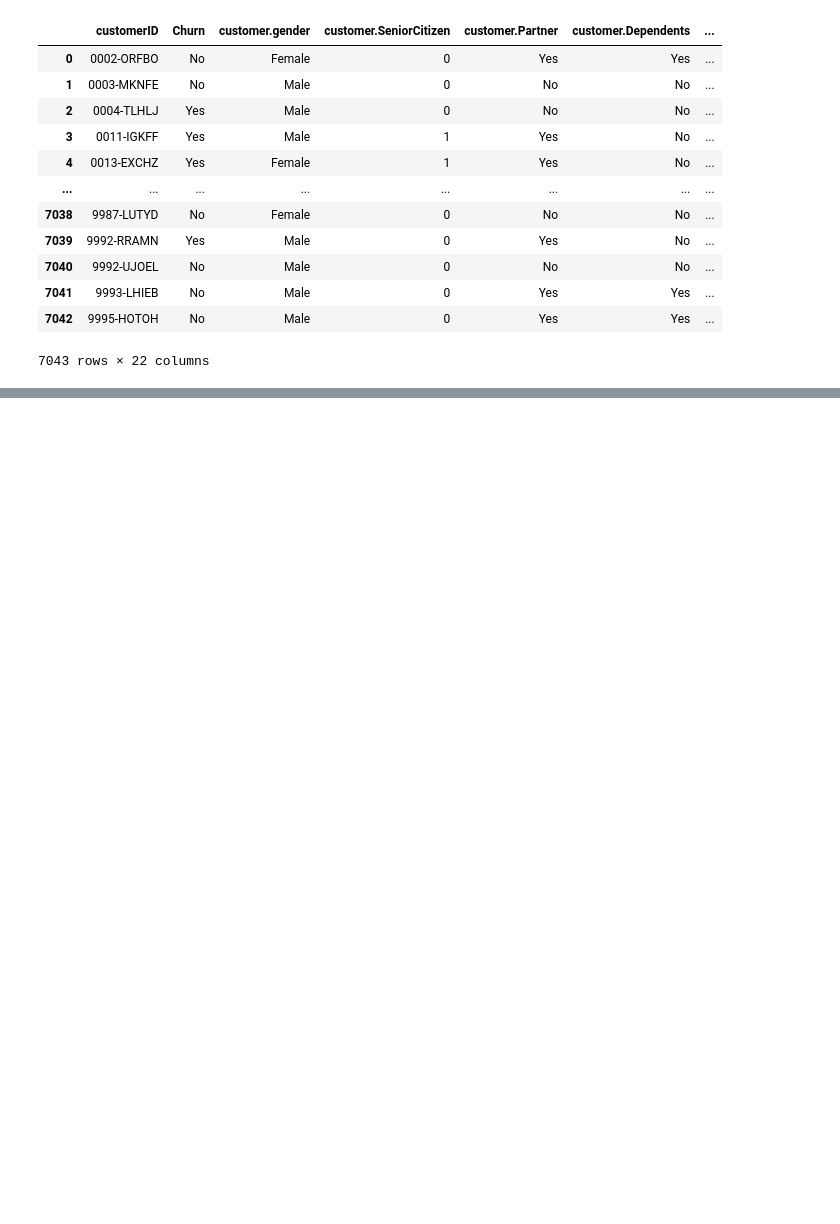
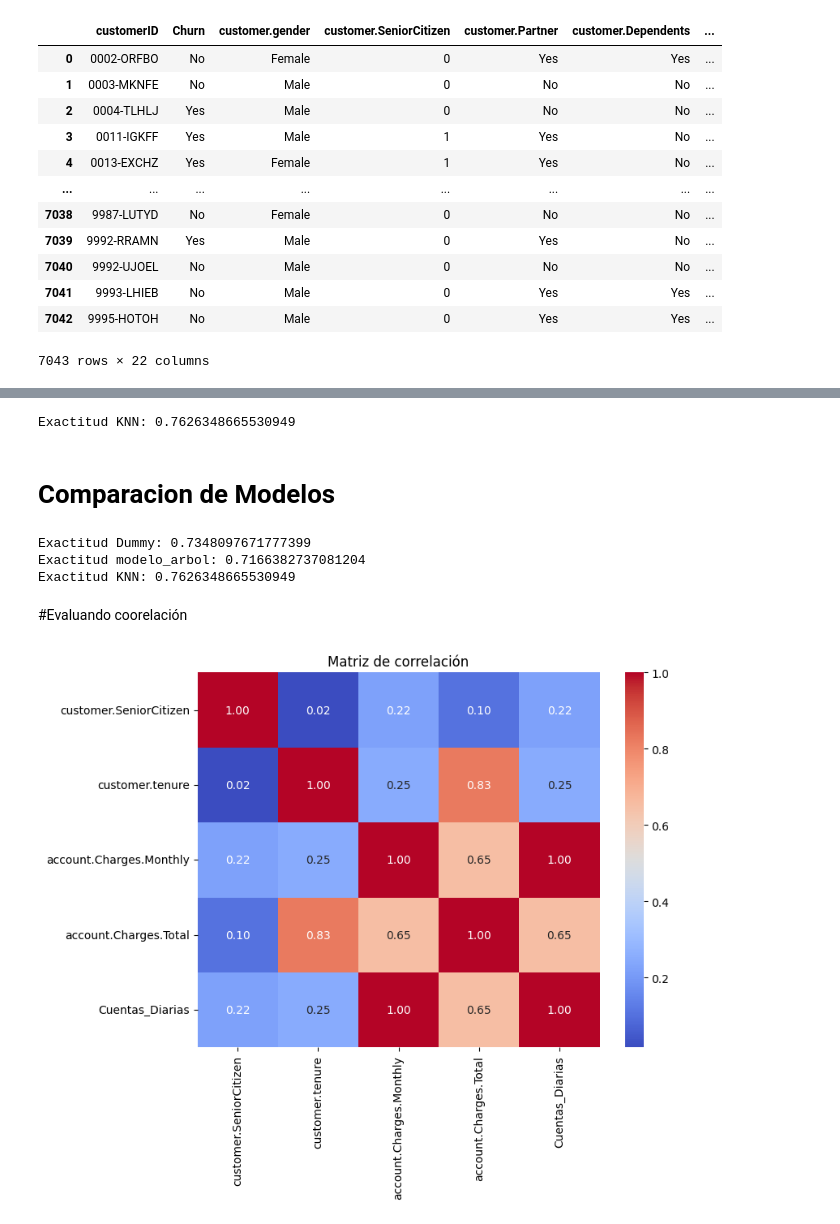
Before and after one commit to leriverah/Tercer-Proyecto-Telecom-X2, a Jupyter notebook: Proyecto_Telecom_X_2.ipynb, the cells around one changed output, grey strips where cells are left out. Drawn from its saved outputs; the diff is of its cells as text; code cells hidden in the pictures; blank space fills up the shorter version.

Commit message:
Modelos

```diff
--- a/Proyecto_Telecom_X_2.ipynb
+++ b/Proyecto_Telecom_X_2.ipynb
@@ -23,0 +171,18 @@ y = datos.Churn
+# %%
+X_test_normalizado = normalizacion.transform(X_test)
+knn.score(X_test_normalizado, y_test)
+print(f'Exactitud KNN: {knn.score(X_test_normalizado, y_test)}')
+# %% [output]
+Exactitud KNN: 0.7626348665530949
+# %% [markdown]
+# Comparacion de Modelos
+# %%
+print(f'Exactitud Dummy: {dummy.score(X_test, y_test)}')
+print(f'Exactitud modelo_arbol: {modelo_arbol.score(X_test, y_test)}')
+print(f'Exactitud KNN: {knn.score(X_test_normalizado, y_test)}')
+# %% [output]
+Exactitud Dummy: 0.7348097671777399
+Exactitud modelo_arbol: 0.7166382737081204
+Exactitud KNN: 0.7626348665530949
+# %% [markdown]
+#Evaluando coorelación
@@ -23,0 +192,13 @@ y = datos.Churn
+# %%
+numericas = datos.select_dtypes(include=['int64', 'float64'])
+
+# Calcular matriz de correlación
+correlation_matrix = numericas.corr()
+
+# Visualizar matriz de correlación
+plt.figure(figsize=(8, 6))
+sns.heatmap(correlation_matrix, annot=True, cmap='coolwarm', fmt='.2f')
+plt.title('Matriz de correlación')
+plt.show()
+# %% [output]
+[figure, added]
```
Also changed, not shown: parts of 65 cells of this notebook.
